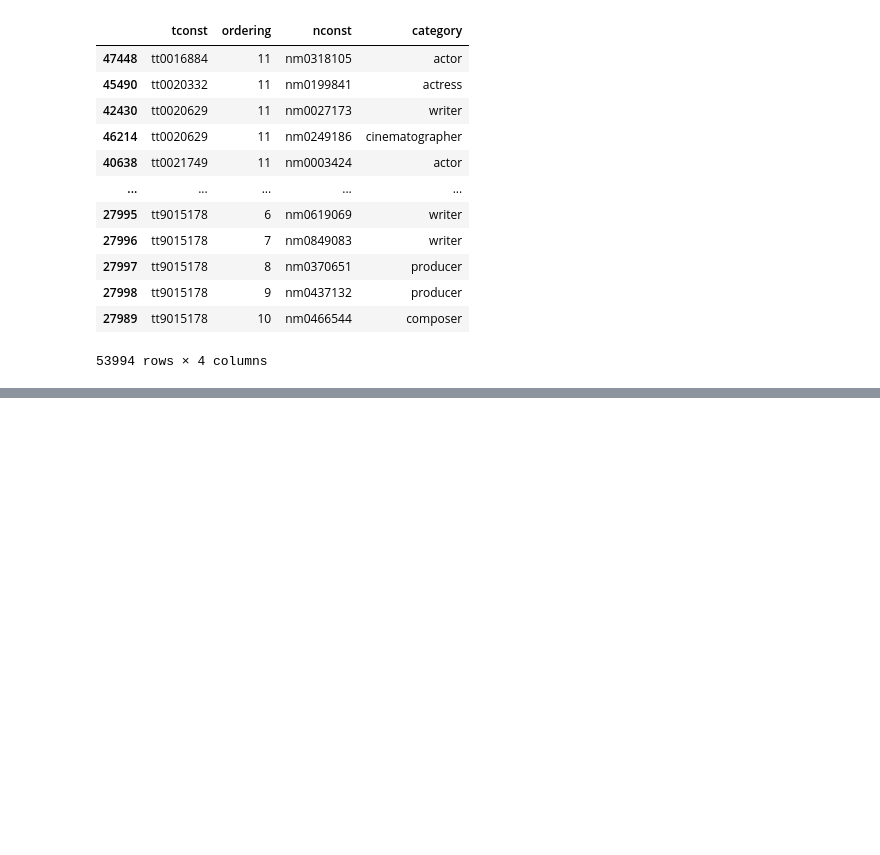
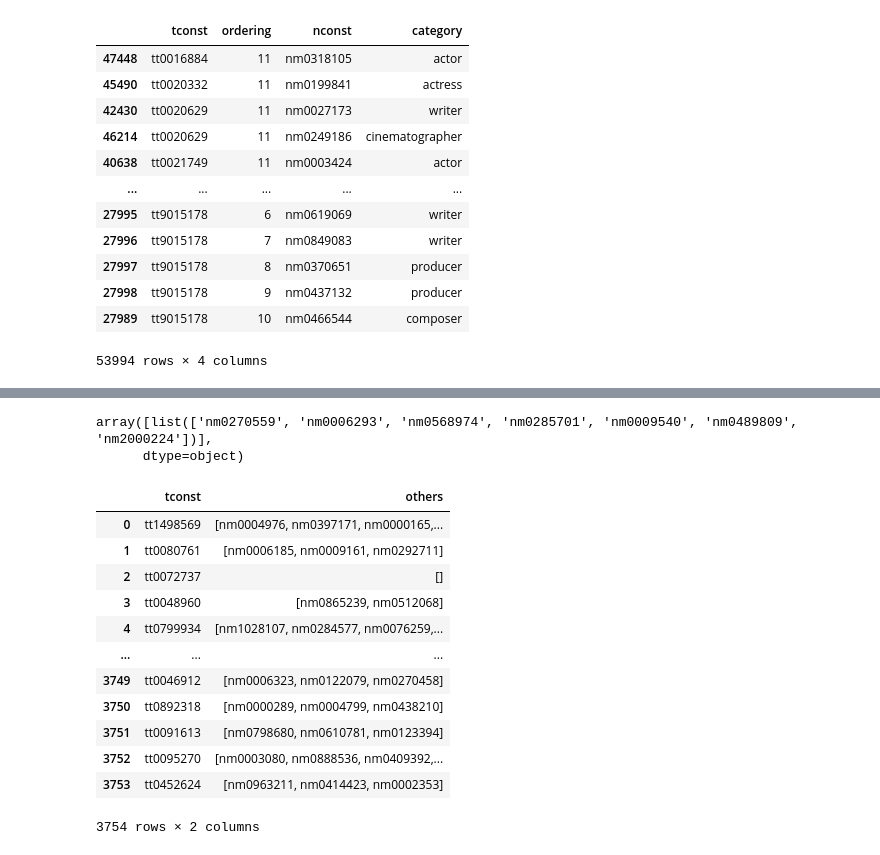
Before and after one commit to nsn116/Movie-Success-Predictor, a Jupyter notebook: data_preprocessing/Principals info.ipynb, the cells around one changed output, grey strips where cells are left out. Drawn from its saved outputs; the diff is of its cells as text; code cells hidden in the pictures; blank space fills up the shorter version.

```diff
--- a/data_preprocessing/Principals info.ipynb
+++ b/data_preprocessing/Principals info.ipynb
@@ -292,0 +337,6 @@ name_basics
+# %%
+principals_name_basics_other = \
+principals_name_basics_no_dups[(principals_name_basics_no_dups['category'] != 'actor')
+                                & (principals_name_basics_no_dups['category'] != 'actress')
+                                & (principals_name_basics_no_dups['category'] != 'writer')
+                                & (principals_name_basics_no_dups['category'] != 'director')]
@@ -292,0 +380,7 @@ name_basics
+# %%
+%%time
+other_rows = []
+
+for title in relevant_titles:
+    cur_others = principals_name_basics_other[principals_name_basics_other['tconst'] == title]['nconst'].values
+    other_rows.append([title, list(cur_others)])
@@ -292,0 +390,3 @@ name_basics
+# %%
+%%time
+other_df = pd.DataFrame(other_rows, columns=['tconst', 'others'])
@@ -292,0 +396,21 @@ name_basics
+# %%
+other_df[other_df['tconst'] == 'tt0848228']['others'].values
+# %% [output]
+array([list(['nm0270559', 'nm0006293', 'nm0568974', 'nm0285701', 'nm0009540', 'nm0489809', 'nm2000224'])],
+      dtype=object)
+# %%
+other_df
+# %% [output]
+|  | tconst | others |
+| 0 | tt1498569 | [nm0004976, nm0397171, nm0000165,... |
+| 1 | tt0080761 | [nm0006185, nm0009161, nm0292711] |
+| 2 | tt0072737 | [] |
+| 3 | tt0048960 | [nm0865239, nm0512068] |
+| 4 | tt0799934 | [nm1028107, nm0284577, nm0076259,... |
+| ... | ... | ... |
+| 3749 | tt0046912 | [nm0006323, nm0122079, nm0270458] |
+| 3750 | tt0892318 | [nm0000289, nm0004799, nm0438210] |
+| 3751 | tt0091613 | [nm0798680, nm0610781, nm0123394] |
+| 3752 | tt0095270 | [nm0003080, nm0888536, nm0409392,... |
+| 3753 | tt0452624 | [nm0963211, nm0414423, nm0002353] |
+3754 rows × 2 columns
```
Also changed, not shown: parts of 34 cells of this notebook, 1 other file.
